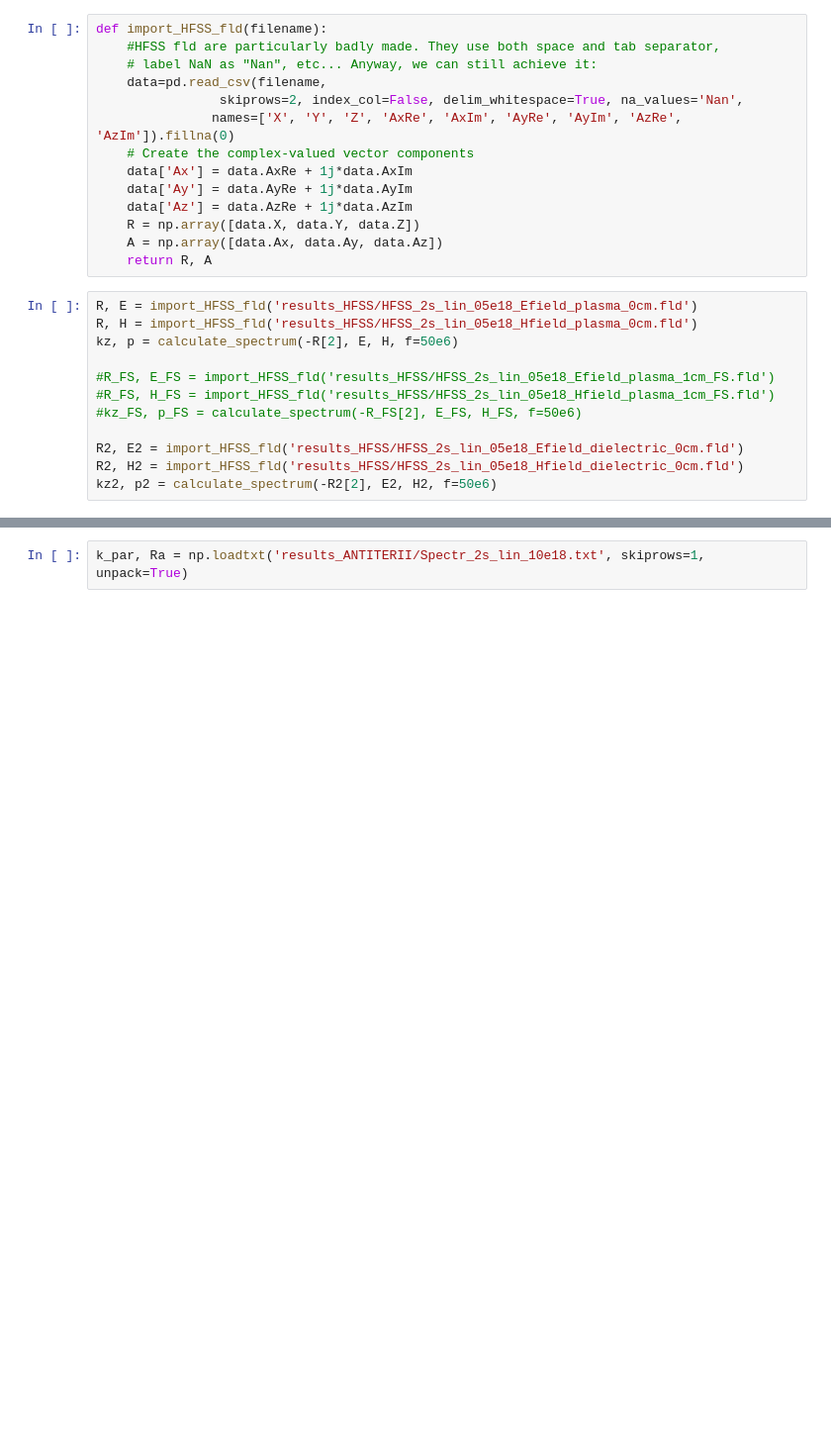
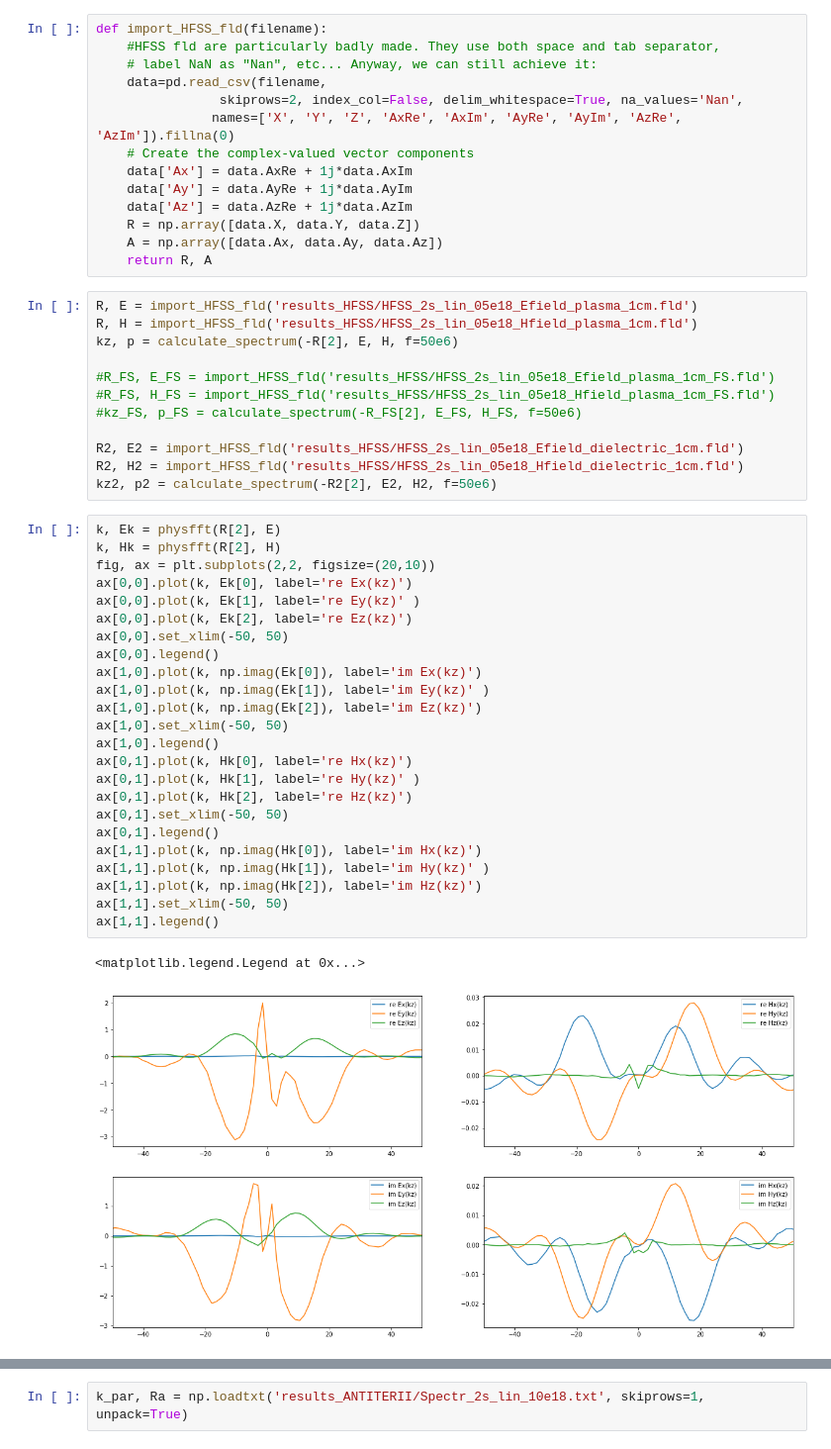
Before and after one commit to jhillairet/SOFT2018_Cold_Plasma_Modeling, a Jupyter notebook: Notebooks/IC/ICRH Summary Results.ipynb, the cells around one changed output, grey strips where cells are left out. Shown at 99% size. Drawn from its saved outputs; the diff is of its cells as text; blank space fills up the shorter version.

```diff
--- a/Notebooks/IC/ICRH Summary Results.ipynb
+++ b/Notebooks/IC/ICRH Summary Results.ipynb
@@ -104,14 +104,41 @@ def import_HFSS_fld(filename):
     A = np.array([data.Ax, data.Ay, data.Az])
     return R, A
 # %%
-R, E = import_HFSS_fld('results_HFSS/HFSS_2s_lin_05e18_Efield_plasma_0cm.fld')
-R, H = import_HFSS_fld('results_HFSS/HFSS_2s_lin_05e18_Hfield_plasma_0cm.fld')
+R, E = import_HFSS_fld('results_HFSS/HFSS_2s_lin_05e18_Efield_plasma_1cm.fld')
+R, H = import_HFSS_fld('results_HFSS/HFSS_2s_lin_05e18_Hfield_plasma_1cm.fld')
 kz, p = calculate_spectrum(-R[2], E, H, f=50e6)
 
 #R_FS, E_FS = import_HFSS_fld('results_HFSS/HFSS_2s_lin_05e18_Efield_plasma_1cm_FS.fld')
 #R_FS, H_FS = import_HFSS_fld('results_HFSS/HFSS_2s_lin_05e18_Hfield_plasma_1cm_FS.fld')
 #kz_FS, p_FS = calculate_spectrum(-R_FS[2], E_FS, H_FS, f=50e6)
 
-R2, E2 = import_HFSS_fld('results_HFSS/HFSS_2s_lin_05e18_Efield_dielectric_0cm.fld')
-R2, H2 = import_HFSS_fld('results_HFSS/HFSS_2s_lin_05e18_Hfield_dielectric_0cm.fld')
+R2, E2 = import_HFSS_fld('results_HFSS/HFSS_2s_lin_05e18_Efield_dielectric_1cm.fld')
+R2, H2 = import_HFSS_fld('results_HFSS/HFSS_2s_lin_05e18_Hfield_dielectric_1cm.fld')
 kz2, p2 = calculate_spectrum(-R2[2], E2, H2, f=50e6)
+# %%
+k, Ek = physfft(R[2], E)
+k, Hk = physfft(R[2], H)
+fig, ax = plt.subplots(2,2, figsize=(20,10))
+ax[0,0].plot(k, Ek[0], label='re Ex(kz)')
+ax[0,0].plot(k, Ek[1], label='re Ey(kz)' )
+ax[0,0].plot(k, Ek[2], label='re Ez(kz)')
+ax[0,0].set_xlim(-50, 50)
+ax[0,0].legend()
+ax[1,0].plot(k, np.imag(Ek[0]), label='im Ex(kz)')
+ax[1,0].plot(k, np.imag(Ek[1]), label='im Ey(kz)' )
+ax[1,0].plot(k, np.imag(Ek[2]), label='im Ez(kz)')
+ax[1,0].set_xlim(-50, 50)
+ax[1,0].legend()
+ax[0,1].plot(k, Hk[0], label='re Hx(kz)')
+ax[0,1].plot(k, Hk[1], label='re Hy(kz)' )
+ax[0,1].plot(k, Hk[2], label='re Hz(kz)')
+ax[0,1].set_xlim(-50, 50)
+ax[0,1].legend()
+ax[1,1].plot(k, np.imag(Hk[0]), label='im Hx(kz)')
+ax[1,1].plot(k, np.imag(Hk[1]), label='im Hy(kz)' )
+ax[1,1].plot(k, np.imag(Hk[2]), label='im Hz(kz)')
+ax[1,1].set_xlim(-50, 50)
+ax[1,1].legend()
+# %% [output]
+<matplotlib.legend.Legend at 0x...>
+[figure, added]
```
Also changed, not shown: parts of 10 cells of this notebook, 2 other files.
